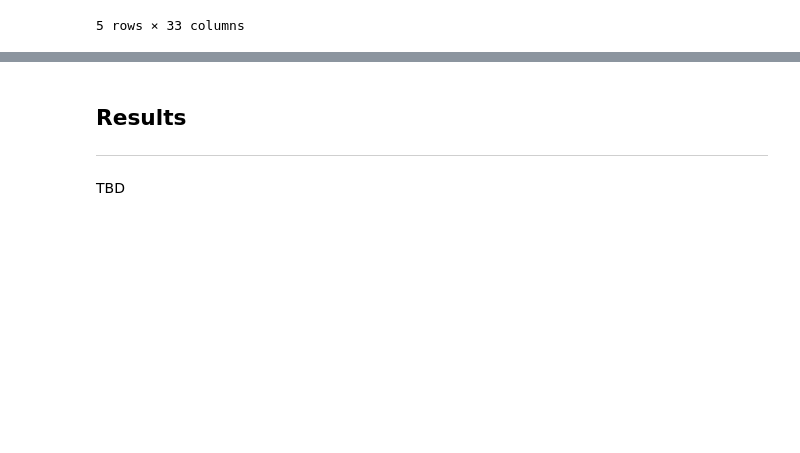
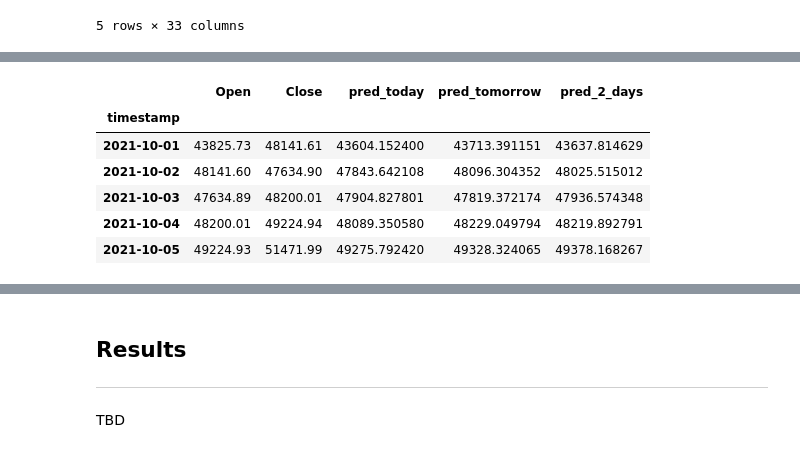
Before and after one commit to tjbray20/Cryptocurrency_Time_Series, a Jupyter notebook: TJNotebook.ipynb, the cells around one changed output, grey strips where cells are left out. Cells and saved outputs as stored; diff of their text form; code cells hidden in the pictures; blank space fills up the shorter version.

```diff
--- a/TJNotebook.ipynb
+++ b/TJNotebook.ipynb
@@ -633,0 +617,10 @@ one_day_preds[['Open','Close','prediction']]
+# %%
+predictions[['Open','Close','pred_today', 'pred_tomorrow', 'pred_2_days']].head()
+# %% [output]
+|  | Open | Close | pred_today | pred_tomorrow | pred_2_days |
+| timestamp |  |  |  |  |  |
+| 2021-10-01 | 43825.73 | 48141.61 | 43604.152400 | 43713.391151 | 43637.814629 |
+| 2021-10-02 | 48141.60 | 47634.90 | 47843.642108 | 48096.304352 | 48025.515012 |
+| 2021-10-03 | 47634.89 | 48200.01 | 47904.827801 | 47819.372174 | 47936.574348 |
+| 2021-10-04 | 48200.01 | 49224.94 | 48089.350580 | 48229.049794 | 48219.892791 |
+| 2021-10-05 | 49224.93 | 51471.99 | 49275.792420 | 49328.324065 | 49378.168267 |
```
Also changed, not shown: parts of 24 cells of this notebook, 4 other files.
